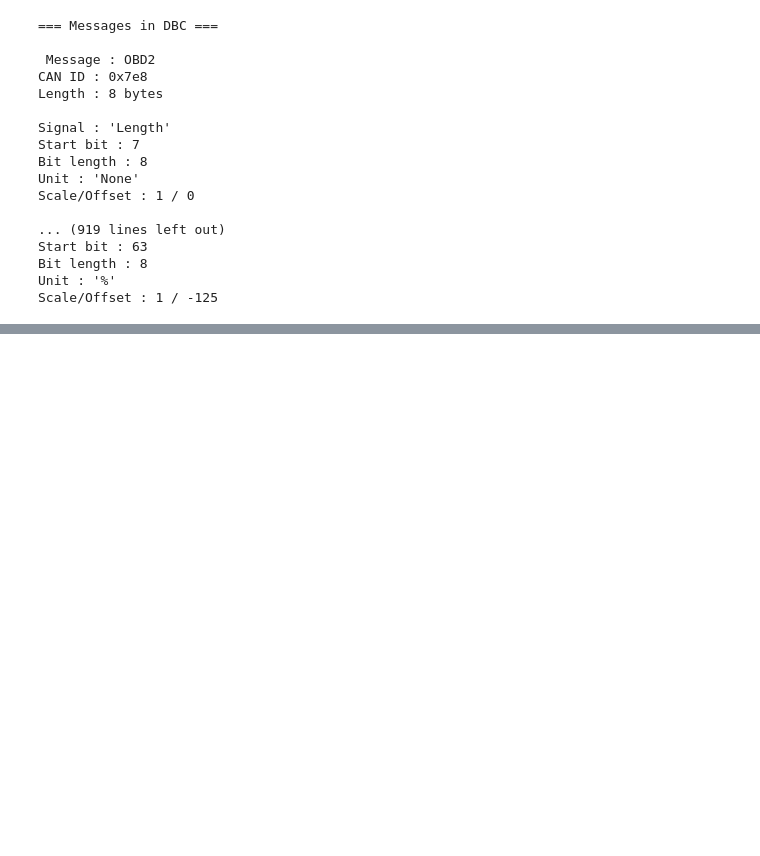
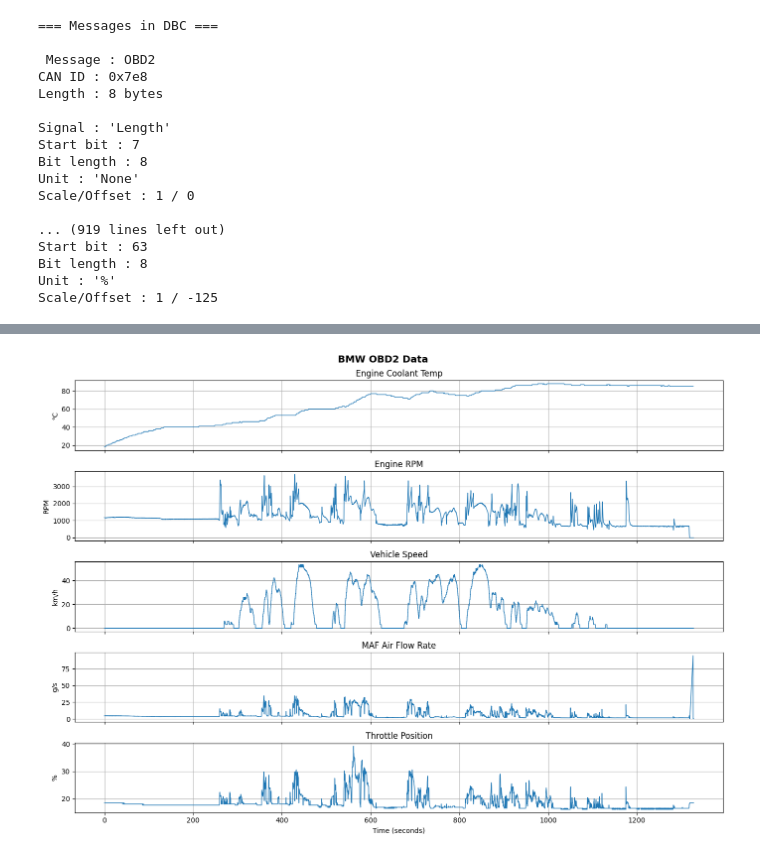
Before and after one commit to CalmKarna44/CAN_BUS_Data_Processor, a Jupyter notebook: CAN_Data_Processing.ipynb, the cells around one changed output, grey strips where cells are left out. Cells and saved outputs as stored; diff of their text form; code cells hidden in the pictures; blank space fills up the shorter version.

Commit message:
Full decoded plot for BMW OBD2 Data

```diff
--- a/CAN_Data_Processing.ipynb
+++ b/CAN_Data_Processing.ipynb
@@ -62,0 +181,58 @@ Time range   : 0.000s → 1328.113s
+# %%
+signals_to_plot = [
+    'S01PID05_EngineCoolantTemp',
+    'S01PID0C_EngineRPM',
+    'S01PID0D_VehicleSpeed',
+    'S01PID10_MAFAirFlowRate',
+    'S01PID11_ThrottlePosition'
+]
+
+signal_series = {}
+for signal in signals_to_plot:
+    series = decoded_df[signal].dropna()
+    signal_series[signal] = series
+    # print(f"{signal:45} -- {len(series)} samples")
+
+print()
+
+#Creating subplots
+
+fig, axes = plt.subplots(
+    nrows=len(signals_to_plot),
+    ncols = 1,
+    figsize = (14,10),
+    sharex = True
+)
+
+fig.suptitle("BMW OBD2 Data", fontsize = 14, fontweight = "bold")
+plt.rcParams['axes.grid'] = True
+
+units = {
+    'S01PID05_EngineCoolantTemp' : '°C',
+    'S01PID0C_EngineRPM'         : 'RPM',
+    'S01PID0D_VehicleSpeed'      : 'km/h',
+    'S01PID10_MAFAirFlowRate'    : 'g/s',
+    'S01PID11_ThrottlePosition'  : '%'
+}
+
+titles = {
+    'S01PID05_EngineCoolantTemp' : 'Engine Coolant Temp',
+    'S01PID0C_EngineRPM'         : 'Engine RPM',
+    'S01PID0D_VehicleSpeed'      : 'Vehicle Speed',
+    'S01PID10_MAFAirFlowRate'    : 'MAF Air Flow Rate',
+    'S01PID11_ThrottlePosition'  : 'Throttle Position'
+}
+
+for i, signal in enumerate(signals_to_plot):
+    ax = axes[i]
+    series = signal_series[signal]
+
+    ax.plot(series.index,series.values, linewidth = 1)
+    ax.set_ylabel(units[signal])
+    ax.set_title(titles[signal])
+
+axes[-1].set_xlabel('Time (seconds)')
+plt.tight_layout()
+plt.show()
+# %% [output]
+[figure, added]
```
Also changed, not shown: parts of 6 cells of this notebook.
